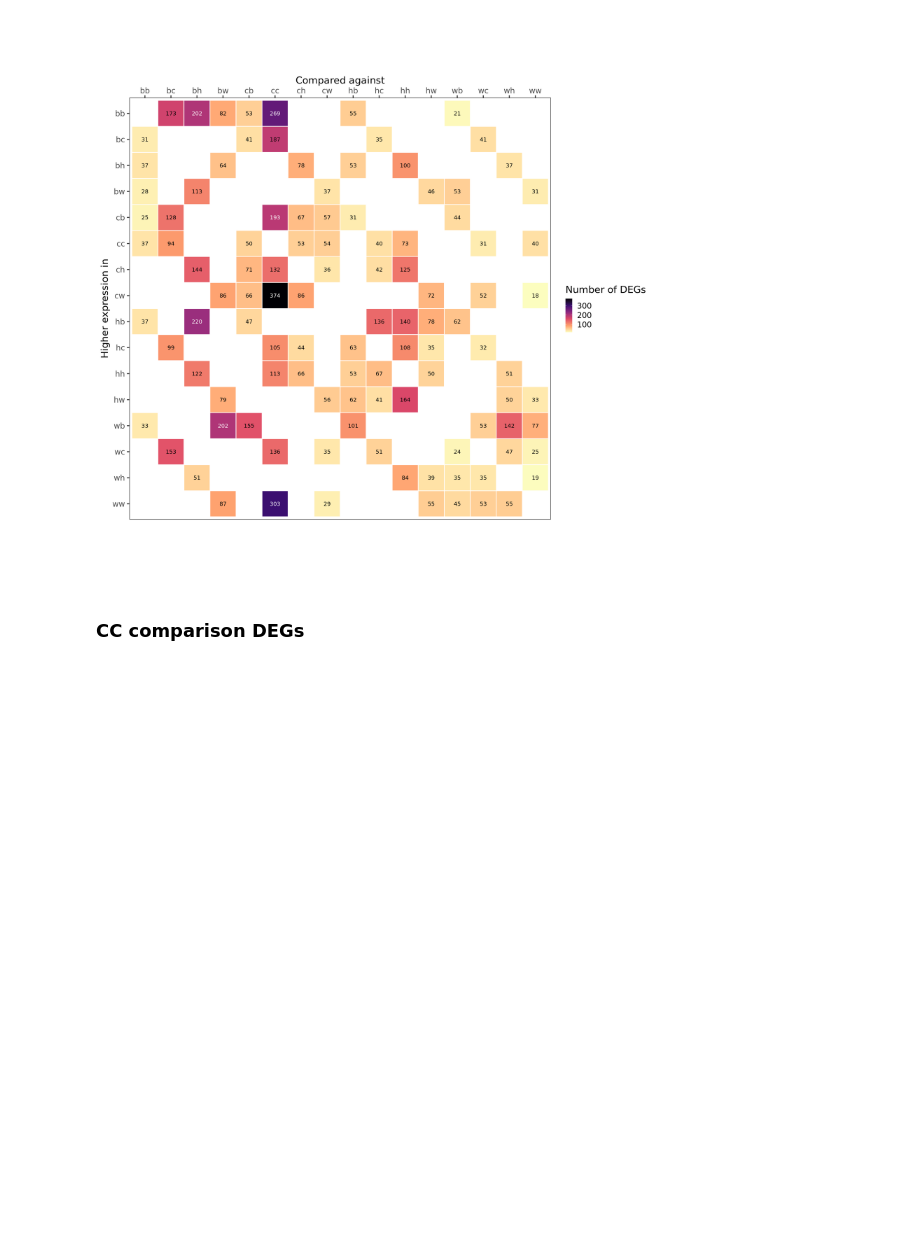
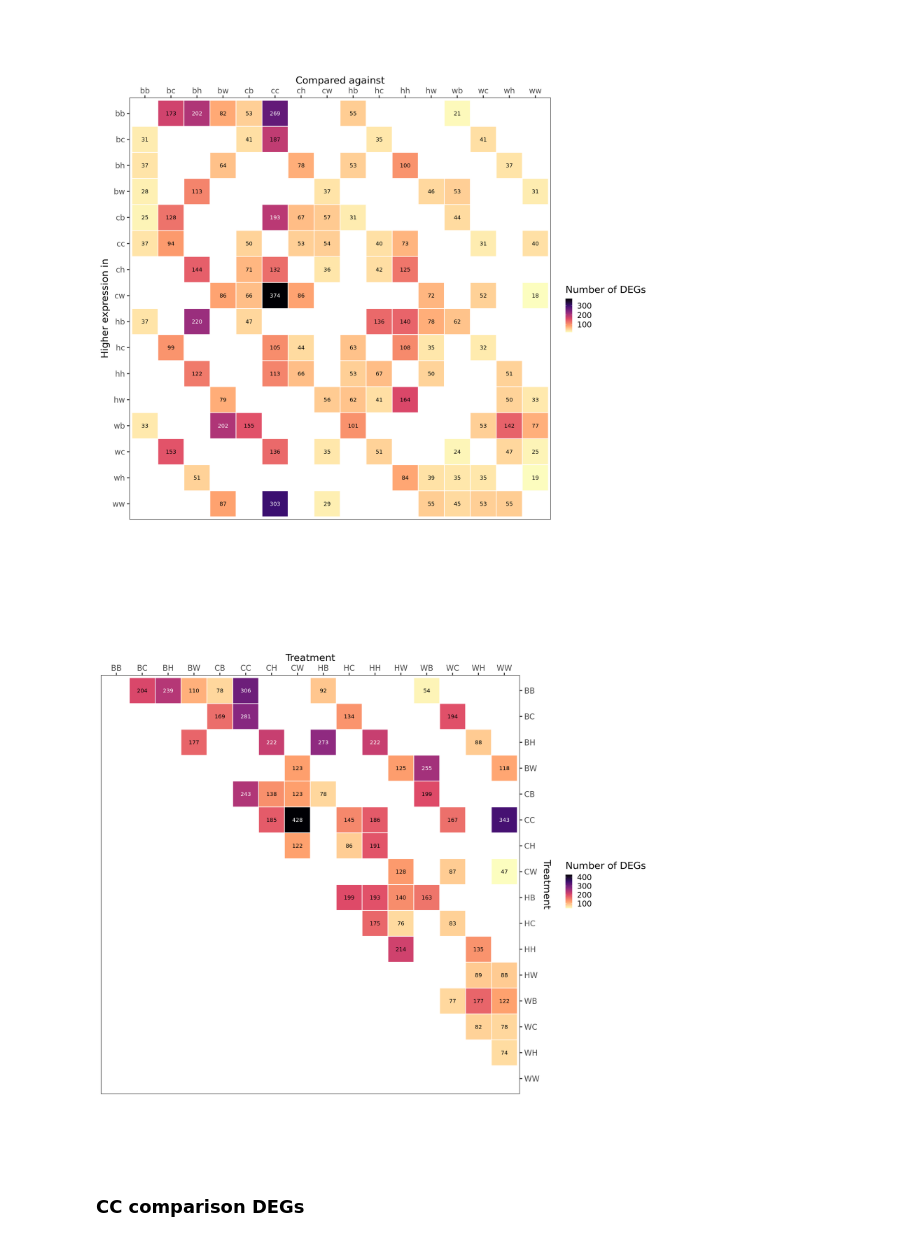
Before and after one commit to jgmcdonough/CE24_RNA-seq, a Jupyter notebook: analysis/diff_expression/phase2_v_phase2/upset_p2.v.p2.ipynb, the cells around one changed output. Cells and saved outputs as stored; diff of their text form; code cells hidden in the pictures; blank space fills up the shorter version.

Commit message:
heatmap of DEGs without directionality

```diff
--- a/analysis/diff_expression/phase2_v_phase2/upset_p2.v.p2.ipynb
+++ b/analysis/diff_expression/phase2_v_phase2/upset_p2.v.p2.ipynb
@@ -303,6 +305,36 @@ ggplot(tile.dat, aes(x = factor(loser, levels = lvls),
        fill = 'Number of DEGs')
 # %% [output]
 [figure]
+# %%
+pair.dat <- deg.dir |>
+  distinct(dataset, total_genes) |>
+  separate(dataset, into = c('g1', 'g2'), sep = '_', remove = FALSE)
+
+lvls <- sort(unique(c(pair.dat$g1, pair.dat$g2)))
+
+pair.dat <- pair.dat |>
+  mutate(a = if_else(match(g1, lvls) < match(g2, lvls), g1, g2),
+         b = if_else(match(g1, lvls) < match(g2, lvls), g2, g1),
+         across(c(a, b), toupper))
+
+lvls <- toupper(lvls)   # keep factor levels in sync with the uppercase labels
+
+ggplot(pair.dat, aes(x = factor(b, levels = lvls),
+                     y = factor(a, levels = rev(lvls)),
+                     fill = total_genes)) +
+  geom_tile(color = 'white', linewidth = 0.8) +
+  geom_text(aes(label = total_genes, color = total_genes > max(total_genes) / 2),
+            size = 5, show.legend = FALSE) +
+  scale_color_manual(values = c('TRUE' = 'white', 'FALSE' = 'black')) +
+  scale_fill_viridis_c(option = 'magma', direction = -1) +
+  scale_x_discrete(position = 'top', drop = FALSE) +
+  scale_y_discrete(position = 'right', drop = FALSE) +
+  coord_equal() +
+  theme_bw(base_size = 25) +
+  theme(panel.grid = element_blank()) +
+  labs(x = 'Treatment', y = 'Treatment', fill = 'Number of DEGs')
+# %% [output]
+[figure, added]
 # %% [markdown]
 ### CC comparison DEGs
 # %%
```
Also changed, not shown: parts of 3 cells of this notebook.
